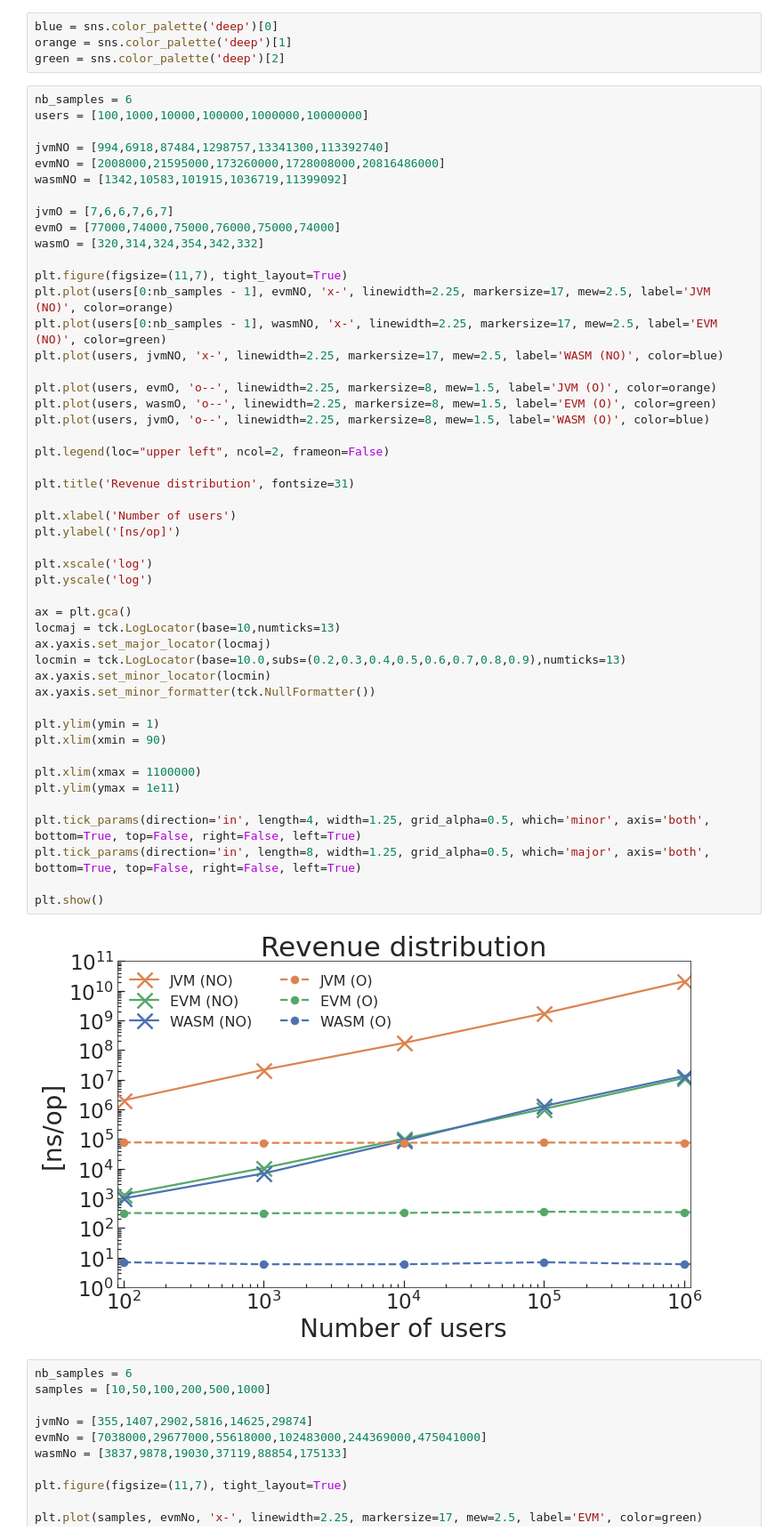
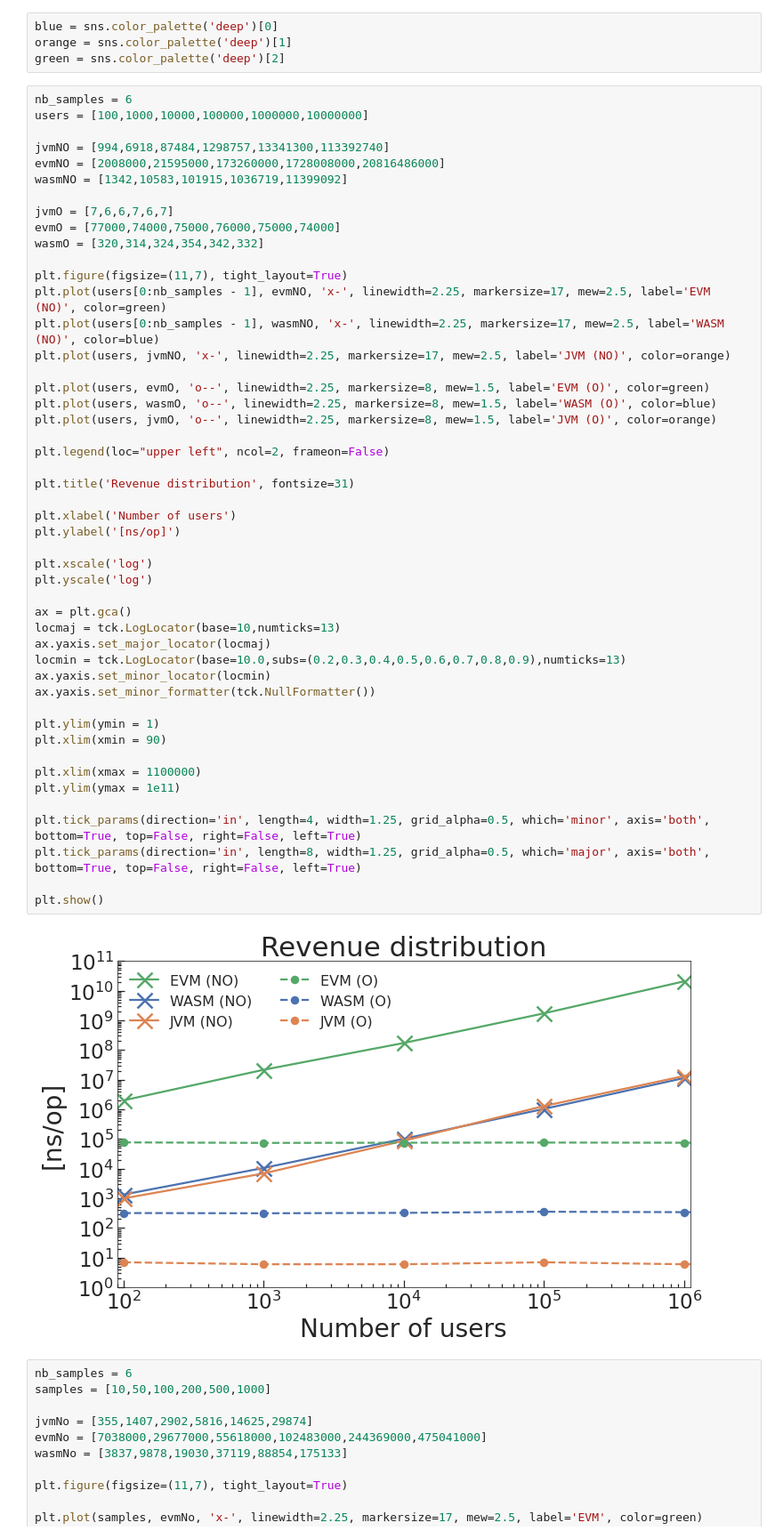
Before and after one commit to AlSchlo/BSc-Semester-Project, a Jupyter notebook: benchmarking-results.ipynb, the cells around one changed output. Shown: that part at 89% size. Drawn from its saved outputs; the diff is of its cells as text.

```diff
--- a/benchmarking-results.ipynb
+++ b/benchmarking-results.ipynb
@@ -27,43 +27,43 @@ evmO = [77000,74000,75000,76000,75000,74000]
 wasmO = [320,314,324,354,342,332]
 
 plt.figure(figsize=(11,7), tight_layout=True)
-plt.plot(users[0:nb_samples - 1], evmNO, 'x-', linewidth=2.25, markersize=17, mew=2.5, label='JVM (NO)', color=orange)
-plt.plot(users[0:nb_samples - 1], wasmNO, 'x-', linewidth=2.25, markersize=17, mew=2.5, label='EVM (NO)', color=green)
-plt.plot(users, jvmNO, 'x-', linewidth=2.25, markersize=17, mew=2.5, label='WASM (NO)', color=blue)
+plt.plot(users[0:nb_samples - 1], evmNO, 'x-', linewidth=2.25, markersize=17, mew=2.5, label='EVM (NO)', color=green)
+plt.plot(users[0:nb_samples - 1], wasmNO, 'x-', linewidth=2.25, markersize=17, mew=2.5, label='WASM (NO)', color=blue)
+plt.plot(users, jvmNO, 'x-', linewidth=2.25, markersize=17, mew=2.5, label='JVM (NO)', color=orange)
 
-plt.plot(users, evmO, 'o--', linewidth=2.25, markersize=8, mew=1.5, label='JVM (O)', color=orange)
-plt.plot(users, wasmO, 'o--', linewidth=2.25, markersize=8, mew=1.5, label='EVM (O)', color=green)
-plt.plot(users, jvmO, 'o--', linewidth=2.25, markersize=8, mew=1.5, label='WASM (O)', color=blue)
+plt.plot(users, evmO, 'o--', linewidth=2.25, markersize=8, mew=1.5, label='EVM (O)', color=green)
+plt.plot(users, wasmO, 'o--', linewidth=2.25, markersize=8, mew=1.5, label='WASM (O)', color=blue)
+plt.plot(users, jvmO, 'o--', linewidth=2.25, markersize=8, mew=1.5, label='JVM (O)', color=orange)
 
 plt.legend(loc="upper left", ncol=2, frameon=False)
 
 plt.title('Revenue distribution', fontsize=31)
 
 plt.xlabel('Number of users')
 plt.ylabel('[ns/op]')
 
 plt.xscale('log')
 plt.yscale('log')
 
 ax = plt.gca()
 locmaj = tck.LogLocator(base=10,numticks=13)
 ax.yaxis.set_major_locator(locmaj)
 locmin = tck.LogLocator(base=10.0,subs=(0.2,0.3,0.4,0.5,0.6,0.7,0.8,0.9),numticks=13)
 ax.yaxis.set_minor_locator(locmin)
 ax.yaxis.set_minor_formatter(tck.NullFormatter())
 
 plt.ylim(ymin = 1)
 plt.xlim(xmin = 90)
 
 plt.xlim(xmax = 1100000)
 plt.ylim(ymax = 1e11)
 
 plt.tick_params(direction='in', length=4, width=1.25, grid_alpha=0.5, which='minor', axis='both', bottom=True, top=False, right=False, left=True)
 plt.tick_params(direction='in', length=8, width=1.25, grid_alpha=0.5, which='major', axis='both', bottom=True, top=False, right=False, left=True)
 
 plt.show()
 # %% [output]
-[figure, old version]
+[figure, new version]
 # %%
 nb_samples = 6
 samples = [10,50,100,200,500,1000]
```
Also changed, not shown: 3 other files.
